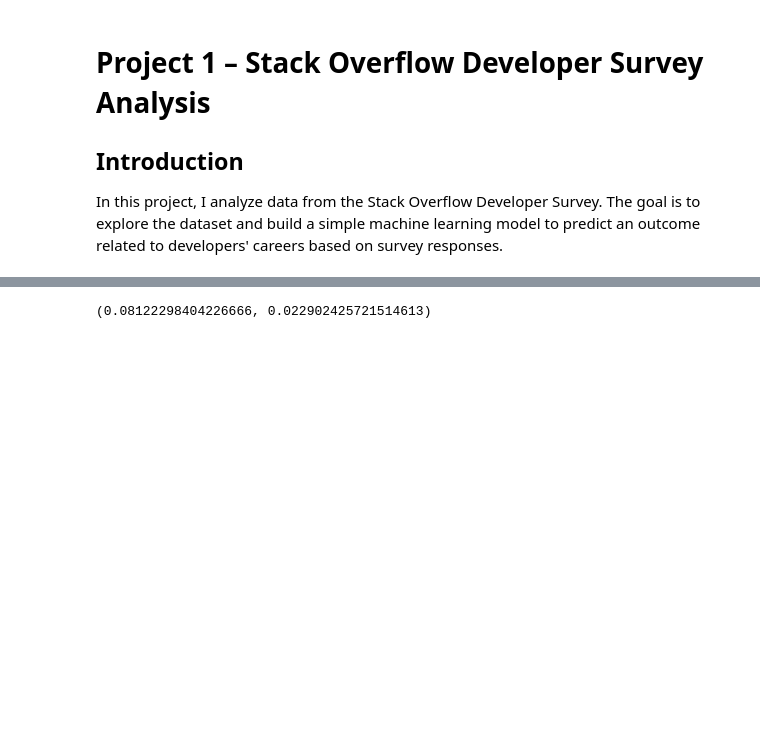
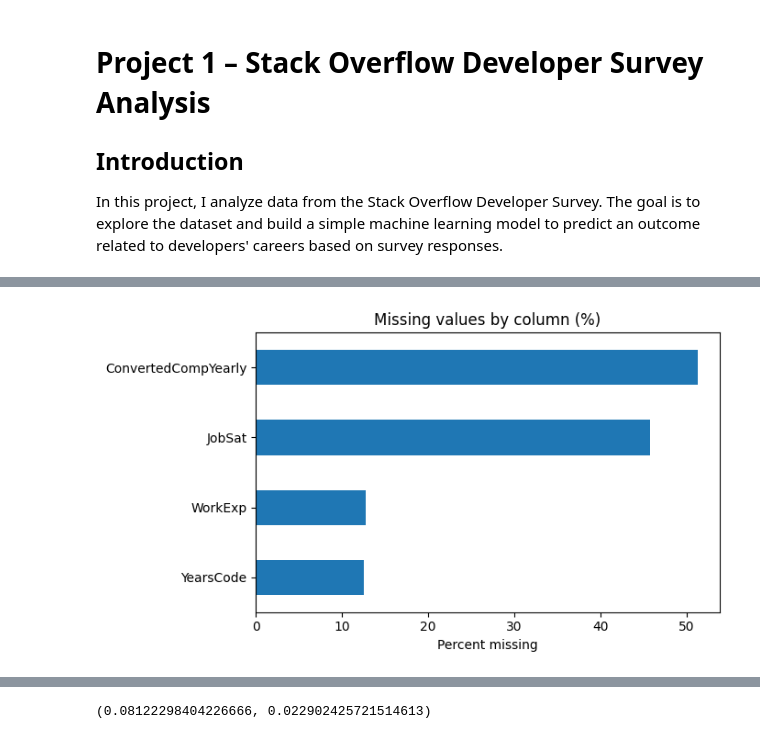
Before and after one commit to julian-acn/project1-data-science, a Jupyter notebook: analysis.ipynb, the cells around one changed output, grey strips where cells are left out. Saved outputs shown, nothing was run; the diff lists cells and outputs as text; code cells hidden in the pictures; blank space fills up the shorter version.

Commit message:
Fix CRISP-DM structure, justify missing values, add evaluation plots

```diff
--- a/analysis.ipynb
+++ b/analysis.ipynb
@@ -200,13 +205,27 @@ df = load_dataset(CSV_PATH)
 # 2) Subset
 model_df = select_columns(df, COLUMNS_OF_INTEREST)
 
-# 3) Missing report (antes de limpiar)
-missing_summary = model_df.isna().sum().sort_values(ascending=False)
+
+df.shape, model_df.shape, model_df.dtypes
+model_df.describe()
+
+
+# Missing values analysis (before cleaning)
+missing_counts = model_df.isna().sum().sort_values(ascending=False)
+missing_pct = (model_df.isna().mean() * 100).sort_values(ascending=False)
+
+missing_report = pd.DataFrame({
+    "missing_count": missing_counts,
+    "missing_pct": missing_pct
+})
+
+
+
 
 # 4) Clean
 model_df = handle_missing_values(model_df, strategy="drop")
 
-df.shape, model_df.shape, missing_summary
+df.shape, model_df.shape,missing_report
 # %% [output]
 ((49191, 172),
  (19213, 4),
@@ -217,0 +266,14 @@ df.shape, model_df.shape, missing_summary
+# %%
+
+# Visual: missingness percentage by column
+Path("img").mkdir(exist_ok=True)
+
+plt.figure(figsize=(7,4))
+missing_pct.sort_values(ascending=True).plot(kind="barh")
+plt.title("Missing values by column (%)")
+plt.xlabel("Percent missing")
+plt.tight_layout()
+plt.savefig("img/missing_values_pct.png", dpi=200)
+plt.show()
+# %% [output]
+[figure, added]
```
Also changed, not shown: parts of 16 cells of this notebook, 4 other files.
